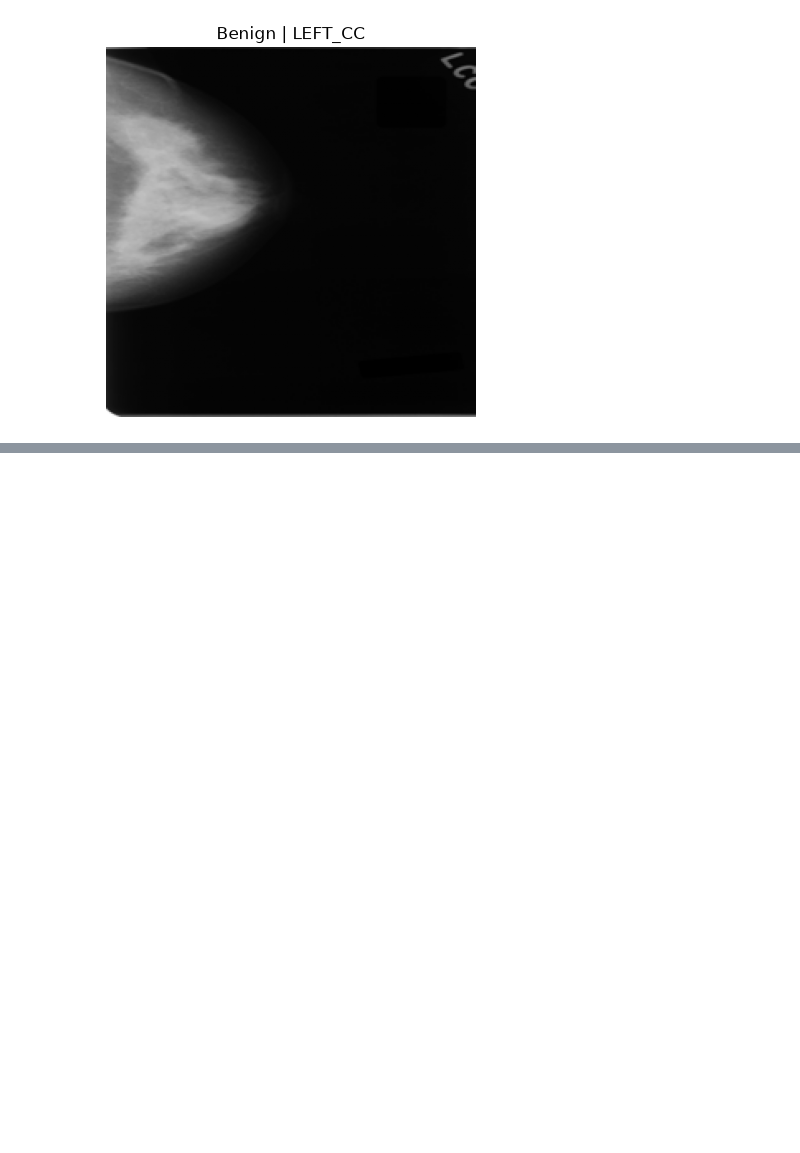
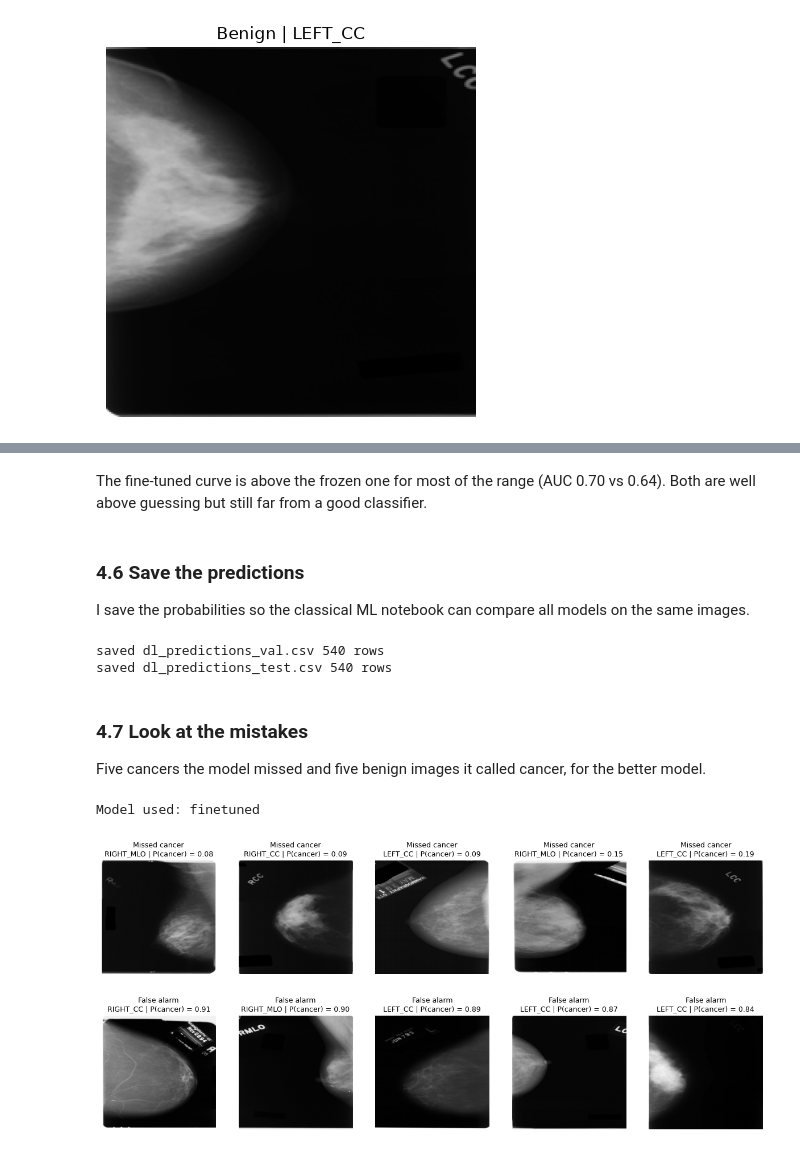
Before and after one commit to karan-kumardev/Breast-Cancer-Detection-, a Jupyter notebook: deep_learning.ipynb, the cells around one changed output, grey strips where cells are left out. Drawn from its saved outputs; the diff is of its cells as text; code cells hidden in the pictures; blank space fills up the shorter version.

```diff
--- a/deep_learning.ipynb
+++ b/deep_learning.ipynb
@@ -232,0 +598,42 @@ plt.show()
+# %% [markdown]
+The fine-tuned curve is above the frozen one for most of the range (AUC 0.70 vs 0.64). Both are well above guessing but still far from a good classifier.
+# %% [markdown]
+### 4.6 Save the predictions
+I save the probabilities so the classical ML notebook can compare all models on the same images.
+# %%
+for split, probs in [("val", val_probs), ("test", test_probs)]:
+    out = df[df.split == split].copy()
+    for name in files:
+        out["p_" + name] = probs[name]
+    out.to_csv(f"dl_predictions_{split}.csv", index=False)
+    print("saved", f"dl_predictions_{split}.csv", len(out), "rows")
+# %% [output]
+saved dl_predictions_val.csv 540 rows
+saved dl_predictions_test.csv 540 rows
+# %% [markdown]
+### 4.7 Look at the mistakes
+Five cancers the model missed and five benign images it called cancer, for the better model.
+# %%
+# using the model that had the better ROC-AUC on validation
+best = max(files, key=lambda n: roc_auc_score(y_val, val_probs[n]))
+print("Model used:", best)
+
+test_df = df[df.split == "test"].reset_index(drop=True)
+test_df["prob"] = test_probs[best]
+test_df["pred"] = (test_df.prob >= cutoff[best]).astype(int)
+
+missed = test_df[(test_df.label == 1) & (test_df.pred == 0)].sort_values("prob").head(5)                    # cancers with the lowest score
+false_alarms = test_df[(test_df.label == 0) & (test_df.pred == 1)].sort_values("prob", ascending=False).head(5)   # benign with the highest score
+
+fig, axes = plt.subplots(2, 5, figsize=(15, 6.5))
+for row, (title, part) in enumerate([("Missed cancer", missed), ("False alarm", false_alarms)]):
+    for col, (i, r) in enumerate(part.iterrows()):
+        axes[row, col].imshow(x_test[i], cmap="gray")
+        axes[row, col].set_title(f"{title}\n{r['view']} | P(cancer) = {r.prob:.2f}", fontsize=9)
+    for a in axes[row]:
+        a.axis("off")
+plt.savefig("error_examples.png", dpi=150, bbox_inches="tight")
+plt.show()
+# %% [output]
+Model used: finetuned
+[figure, added]
```
Also changed, not shown: parts of 33 cells of this notebook, 6 other files.
